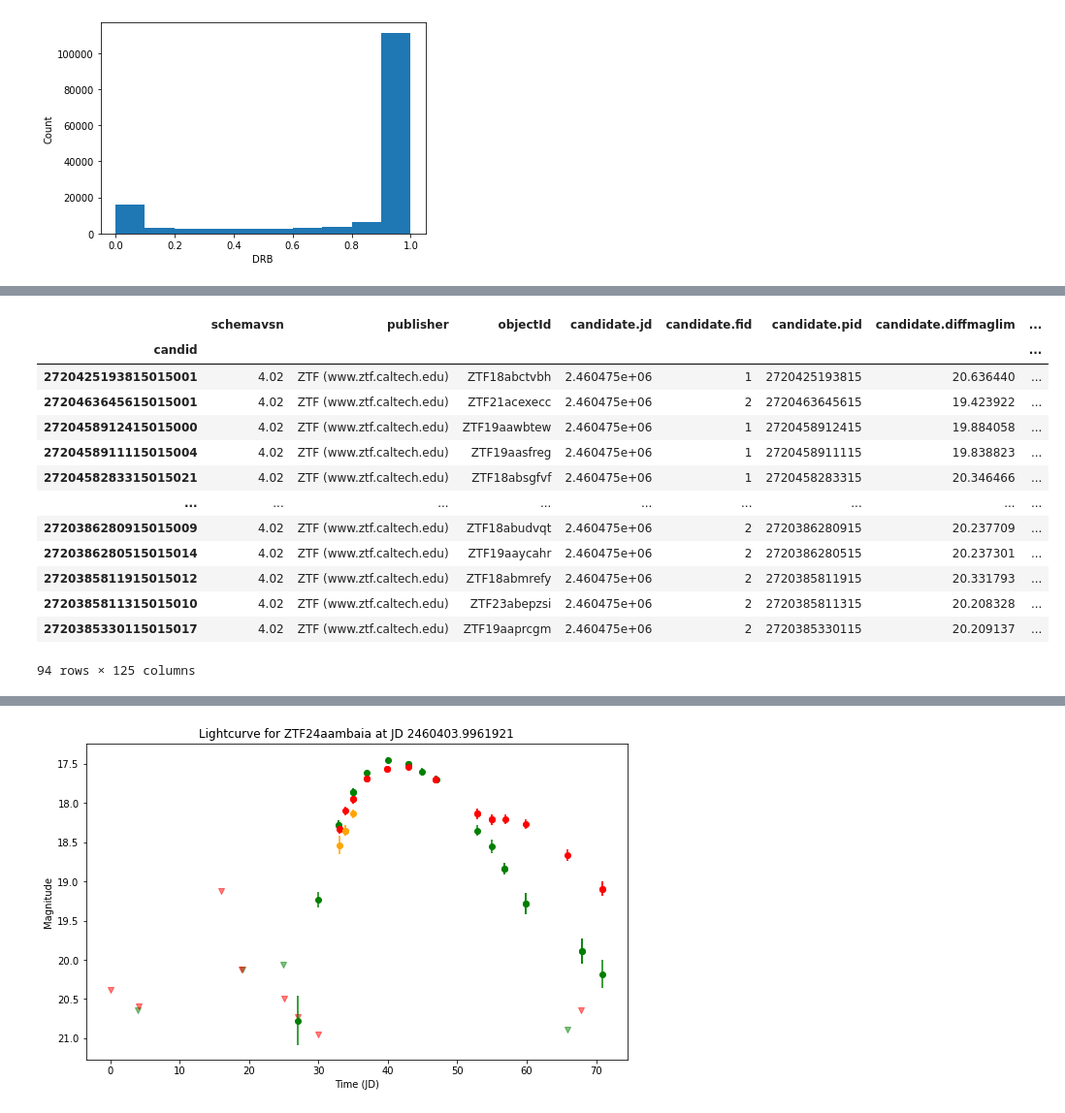
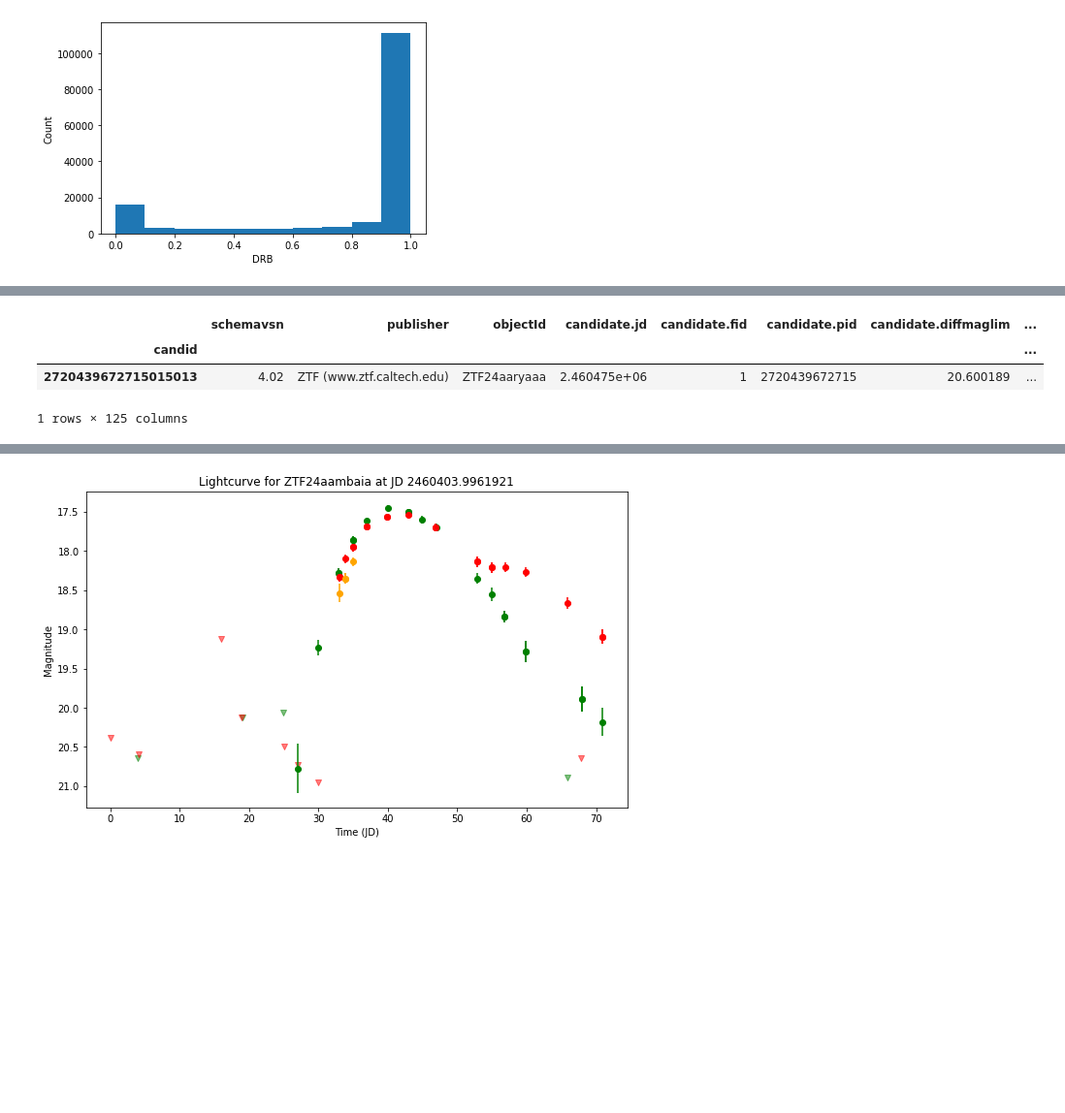
Before and after one commit to ricco-hub/ztf_summer_school_2024, a Jupyter notebook: lectures/01/ztf_alert_filtering.ipynb, the cells around one changed output, grey strips where cells are left out. Shown: that part at 97% size. Saved outputs shown, nothing was run; the diff lists cells and outputs as text; code cells hidden in the pictures; blank space fills up the shorter version.

```diff
--- a/lectures/01/ztf_alert_filtering.ipynb
+++ b/lectures/01/ztf_alert_filtering.ipynb
@@ -342,13 +337,14 @@ plt.xlabel('DRB')
 plt.ylabel('Count')
 plt.hist(drb);
 
-drb_filter = df_alerts[df_alerts['candidate.drb'] > 0.5]
+drb_filter = df_alerts[df_alerts['candidate.drb'] >= 0.5]
 # %% [output]
 [figure]
 # %%
 # filter solar system objects
-sso_filter = drb_filter[(df_alerts['candidate.ssdistnr'] > 10)
-                       & (df_alerts['candidate.magpsf'] > 15)]
+sso_filter = drb_filter[(drb_filter['candidate.ssdistnr'] > 10) # want big objects
+                       & (0 < drb_filter['candidate.magpsf']) # want detections
+                        ]
 # %%
 # filter out stars
 stars = sso_filter['candidate.sgscore1']
@@ -360,18 +356,8 @@ plt.hist(stars);
 # %%
-star_filter = sso_filter[(df_alerts['candidate.sgscore1'] > 0.6) & (df_alerts['candidate.distpsnr1'] < 3)]
+star_filter = sso_filter[(sso_filter['candidate.sgscore1'] < 0.6) & (sso_filter['candidate.distpsnr1'] > 3)]
 star_filter
 # %% [output]
 |  | schemavsn | publisher | objectId | candidate.jd | candidate.fid | candidate.pid | candidate.diffmaglim | ... |
 | candid |  |  |  |  |  |  |  | ... |
-| 2720425193815015001 | 4.02 | ZTF (www.ztf.caltech.edu) | ZTF18abctvbh | 2.460475e+06 | 1 | 2720425193815 | 20.636440 | ... |
-| 2720463645615015001 | 4.02 | ZTF (www.ztf.caltech.edu) | ZTF21acexecc | 2.460475e+06 | 2 | 2720463645615 | 19.423922 | ... |
-| 2720458912415015000 | 4.02 | ZTF (www.ztf.caltech.edu) | ZTF19aawbtew | 2.460475e+06 | 1 | 2720458912415 | 19.884058 | ... |
-| 2720458911115015004 | 4.02 | ZTF (www.ztf.caltech.edu) | ZTF19aasfreg | 2.460475e+06 | 1 | 2720458911115 | 19.838823 | ... |
-| 2720458283315015021 | 4.02 | ZTF (www.ztf.caltech.edu) | ZTF18absgfvf | 2.460475e+06 | 1 | 2720458283315 | 20.346466 | ... |
-| ... | ... | ... | ... | ... | ... | ... | ... | ... |
-| 2720386280915015009 | 4.02 | ZTF (www.ztf.caltech.edu) | ZTF18abudvqt | 2.460475e+06 | 2 | 2720386280915 | 20.237709 | ... |
-| 2720386280515015014 | 4.02 | ZTF (www.ztf.caltech.edu) | ZTF19aaycahr | 2.460475e+06 | 2 | 2720386280515 | 20.237301 | ... |
-| 2720385811915015012 | 4.02 | ZTF (www.ztf.caltech.edu) | ZTF18abmrefy | 2.460475e+06 | 2 | 2720385811915 | 20.331793 | ... |
-| 2720385811315015010 | 4.02 | ZTF (www.ztf.caltech.edu) | ZTF23abepzsi | 2.460475e+06 | 2 | 2720385811315 | 20.208328 | ... |
-| 2720385330115015017 | 4.02 | ZTF (www.ztf.caltech.edu) | ZTF19aaprcgm | 2.460475e+06 | 2 | 2720385330115 | 20.209137 | ... |
+| 2720439672715015013 | 4.02 | ZTF (www.ztf.caltech.edu) | ZTF24aaryaaa | 2.460475e+06 | 1 | 2720439672715 | 20.600189 | ... |
-94 rows × 125 columns
+1 rows × 125 columns
```
Also changed, not shown: parts of 6 cells of this notebook.
